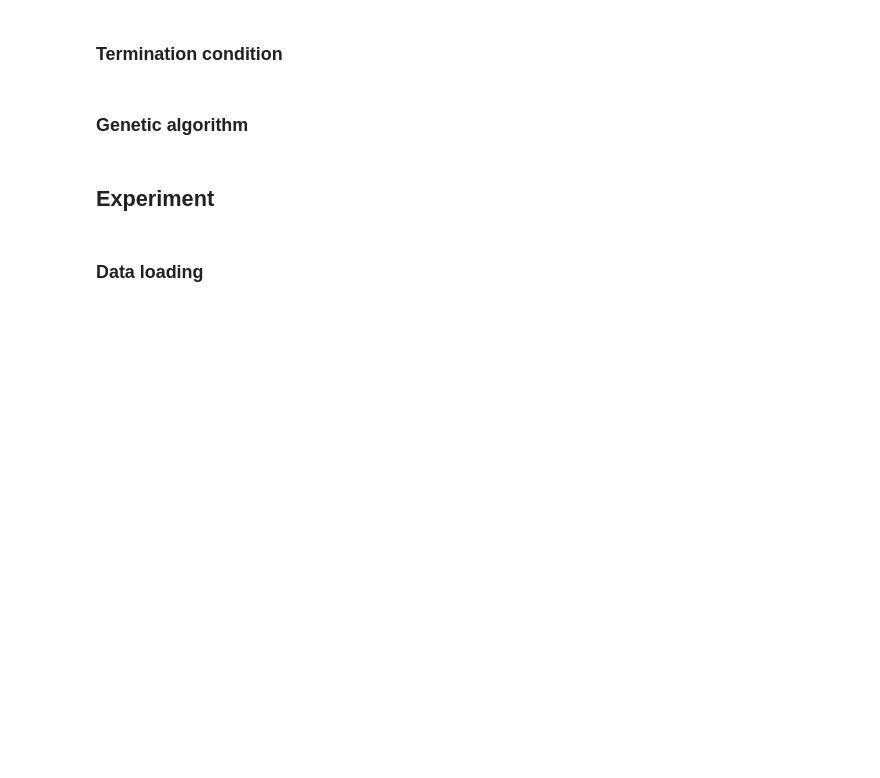
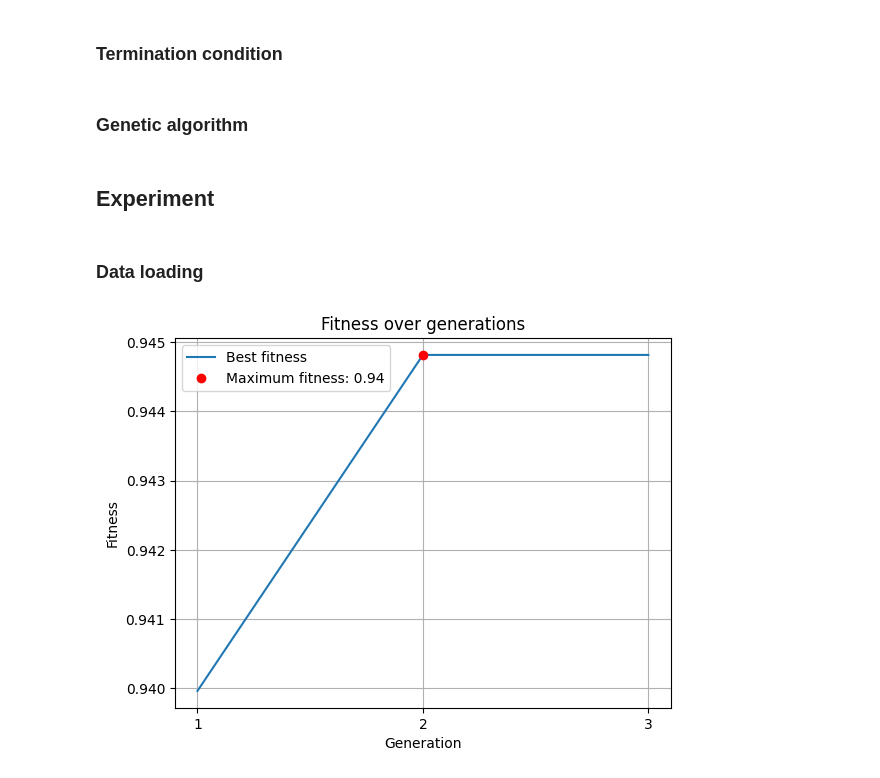
Before and after one commit to GabrielePintus/GMOO-Project, a Jupyter notebook: gp.ipynb, the cells around one changed output. Saved outputs shown, nothing was run; the diff lists cells and outputs as text; code cells hidden in the pictures; blank space fills up the shorter version.

```diff
--- a/gp.ipynb
+++ b/gp.ipynb
@@ -94,13 +107,17 @@ def genetic_algorithm(X_train, y_train, X_val, y_val, pop_size=100, max_generati
     # Initialize the population
     population = initialize_population(pop_size)
 
+    # Create "history" lists to track the evolution of the best chromosome
+    population_history = [population]
+    fitness_history = []
+
     # Evolution loop
     best_chromosome = None
     best_fitness = 0
-    best_fitness_history = []
     for generation in tqdm(range(max_generations)):
         # Evaluate the population
-        fitness = [evaluate_fitness(chromosome, X_train, y_train, X_val, y_val) for chromosome in population]
+        fitness = evalutate_multiple_fitness_parallel(population, X_train, y_train, X_val, y_val)
+        fitness_history.append(fitness)
 
         # Select the best chromosome
         best_idx = fitness.index(max(fitness))
@@ -109,7 +126,6 @@ def genetic_algorithm(X_train, y_train, X_val, y_val, pop_size=100, max_generati
             best_chromosome = population[best_idx]
 
         # Termination condition
-        best_fitness_history.append(best_fitness)
         if termination_condition(best_fitness, max_generations - generation):
             break
 
@@ -130,10 +146,11 @@ def genetic_algorithm(X_train, y_train, X_val, y_val, pop_size=100, max_generati
             if random.random() < mutation_rate:
                 mutate(child, pop_size)
 
-        # Update the population
+        # Store the current population and move to the next generation
+        population_history.append(population)
         population = children
 
-    return best_chromosome, best_fitness, best_fitness_history
+    return best_chromosome, best_fitness, {'population': population_history, 'fitness': fitness_history}
 # %% [markdown]
 ## Experiment
 # %% [markdown]
@@ -158,13 +175,13 @@ X_train = scaler.fit_transform(X_train)
 X_val = scaler.transform(X_val)
 # %%
 # Run the genetic algorithm
-best_chromosome, best_fitness, best_fitness_history = genetic_algorithm(
+best_chromosome, best_fitness, history = genetic_algorithm(
     X_train,
     y_train,
     X_val,
     y_val,
     pop_size=5,
-    max_generations=20,
+    max_generations=10,
     tournament_size=3,
-    mutation_rate=0.1
+    mutation_rate=0.2
 )
@@ -180,0 +188,23 @@ plt.show()
+# %%
+best_fitness_history = [max(fitness) for fitness in history['fitness']]
+# %%
+import matplotlib.pyplot as plt
+
+y_max = max(best_fitness_history)
+x_max = best_fitness_history.index(y_max) + 1
+
+x_generations = list(range(1,1+len(best_fitness_history)))
+fig, ax = plt.subplots()
+# Plot fitness over generations
+ax.plot(x_generations, best_fitness_history, label='Best fitness')
+# Highlight the maximum fitness
+ax.plot(x_max, y_max, 'ro', label=f'Maximum fitness: {y_max:.2f}')
+ax.xaxis.set_major_locator(plt.MaxNLocator(integer=True))
+ax.set_xlabel('Generation')
+ax.set_ylabel('Fitness')
+ax.legend()
+ax.grid(True)
+ax.set_title('Fitness over generations')
+plt.show()
+# %% [output]
+[figure, added]
```
Also changed, not shown: parts of 4 cells of this notebook, 2 other files.
